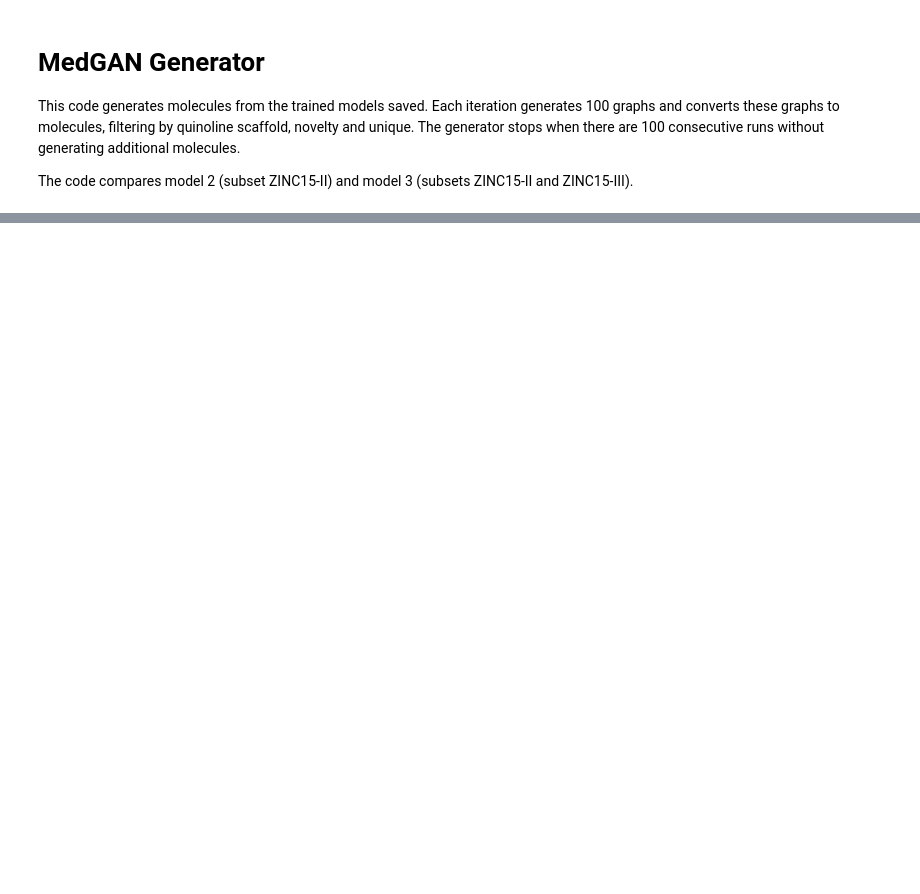
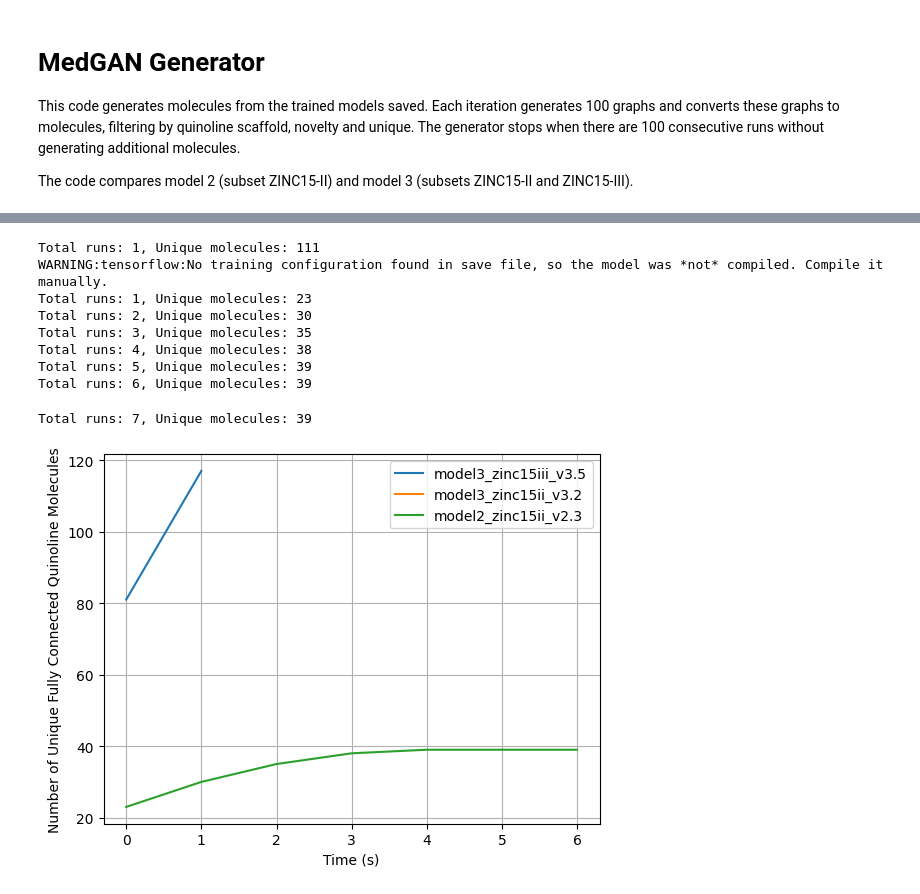
Before and after one commit to bmacedo111/MedGAN, a Jupyter notebook: training_models/MedGAN_generator.ipynb, the cells around one changed output, grey strips where cells are left out. Saved outputs shown, nothing was run; the diff lists cells and outputs as text; code cells hidden in the pictures; blank space fills up the shorter version.

```diff
--- a/training_models/MedGAN_generator.ipynb
+++ b/training_models/MedGAN_generator.ipynb
@@ -330,7 +385,57 @@ lg = RDLogger.logger()
 lg.setLevel(RDLogger.CRITICAL)
 
 # Function for converting graphs into molecules
-def graph_to_molecule(graph):
+def graph_to_molecule_ii(graph):
+    # Unpack graph
+    adjacency, features = graph
+
+    # RWMol is a molecule object intended to be edited
+    molecule = Chem.RWMol()
+
+    # Remove "no atoms" & atoms with no bonds
+    keep_idx = np.where(
+        (np.argmax(features, axis=1) != ATOM_DIM - 1)
+        & (np.sum(adjacency[:-1], axis=(0, 1)) != 0)
+    )[0]
+    features = features[keep_idx]
+    adjacency = adjacency[:, keep_idx, :][:, :, keep_idx]
+
+    # Add atoms to molecule
+    for atom_type_idx in np.argmax(features, axis=1):
+        atom = Chem.Atom(atom_mapping[atom_type_idx])
+        _ = molecule.AddAtom(atom)
+
+    # Add bonds between atoms in molecule; based on the upper triangles of the [symmetric] adjacency tensor
+    (bonds_ij, atoms_i, atoms_j) = np.where(np.triu(adjacency) == 1)
+    for (bond_ij, atom_i, atom_j) in zip(bonds_ij, atoms_i, atoms_j):
+        if atom_i == atom_j or bond_ij == BOND_DIM - 1:
+            continue
+        bond_type = bond_mapping[bond_ij]
+        molecule.AddBond(int(atom_i), int(atom_j), bond_type)
+
+    # Sanitize the molecule
+    try:
+        # Attempt to sanitize the molecule
+        flag = Chem.SanitizeMol(molecule, catchErrors=True)
+
+        # Check the flag returned by the sanitization
+        if flag != Chem.SanitizeFlags.SANITIZE_NONE:
+            return None
+
+    except AtomValenceException as e:
+        # If an AtomValenceException error occurred, print the error and return None
+        print(f"AtomValenceException during molecule sanitization: {e}")
+        return None
+
+    except Exception as e:
+        # If any other unexpected error occurred, print the error and return None
+        print(f"Unexpected error during molecule sanitization: {e}")
+        return None
+
+    # If sanitization was successful, return the molecule
+    return molecule
+
+def graph_to_molecule_iii(graph):
     adjacency, features = graph
     molecule = Chem.RWMol()
 
@@ -392,7 +497,7 @@ def graph_to_molecule(graph):
 
     return molecule
 
-def generate_molecule(generator, batch_size):
+def generate_molecule(generator, batch_size, version_end):
     z = tf.random.normal((batch_size, LATENT_DIM))
     graph = generator.predict(z, verbose=0)
     adjacency = tf.argmax(graph[0], axis=1)
@@ -404,8 +509,12 @@ def generate_molecule(generator, batch_size):
 
     for i in range(batch_size):
         try:
-            mol = graph_to_molecule([adjacency[i].numpy(), features[i].numpy()])
-            molecules.append(mol)
+            if version_end > 3:
+                mol = graph_to_molecule_iii([adjacency[i].numpy(), features[i].numpy()])
+                molecules.append(mol)
+            else:
+                mol = graph_to_molecule_ii([adjacency[i].numpy(), features[i].numpy()])
+                molecules.append(mol)
         except Chem.rdchem.AtomValenceException:
             molecules.append(None)
     return molecules
@@ -506,7 +615,7 @@ for selected_model in tqdm(model_folders, desc='Processing models'):
     version_decimal = int((version_number * 10) % 10)
 
     if version_decimal == 0:
-        known_smiles = pd.read_csv('data/quinolines_pubchem.csv')   # code to use optimization phase models
+        known_smiles = pd.read_csv('../data/quinolines_pubchem.csv')   # code to use optimization phase models
     elif version_decimal in [1, 2, 3]:
         #known_smiles = pd.read_csv('data/quinolines_zinc15.csv')   # code to use full zinc15 dataset in original code
         known_smiles = pd.read_csv('../data/non_duplicate_filtered_quinolines_zinc15_50atoms.csv')
@@ -570,8 +679,9 @@ for selected_model in tqdm(model_folders, desc='Processing models'):
     prev_unique_mol_count = 0
 
     while True:
+
         # Generate molecules
-        generated_molecules = generate_molecule(generator, batch_size=1000)
+        generated_molecules = generate_molecule(generator, batch_size=1000, version_end=version_end)
 
         # Filter the molecules
         valid_molecules = [m for m in generated_molecules if m is not None and m.GetNumAtoms() > 0 and is_fully_connected(m) and is_quinoline(m)]
@@ -616,7 +726,7 @@ for selected_model in tqdm(model_folders, desc='Processing models'):
         if int(elapsed_time) > len(capacity_data[selected_model]):
             capacity_data[selected_model].append(len(unique_mols))
 
-        # Check if 100 consecutive runs have been done without new molecules or if 10k molecules have been generated.
+        # Check if 100 consecutive runs have been done without new molecules or if 10 000 molecules have been generated for testing code
         if no_new_mol_counter >= 100 or len(unique_mols) >= 10_000:
             break
 
@@ -642,3 +752,4 @@ plt.legend()
 plt.grid(True)
 plt.savefig('output_capacity.png')
 plt.show()
+# %% [output]
@@ -644,0 +773,10 @@ plt.show()
+Total runs: 1, Unique molecules: 111
+WARNING:tensorflow:No training configuration found in save file, so the model was *not* compiled. Compile it manually.
+Total runs: 1, Unique molecules: 23
+Total runs: 2, Unique molecules: 30
+Total runs: 3, Unique molecules: 35
+Total runs: 4, Unique molecules: 38
+Total runs: 5, Unique molecules: 39
+Total runs: 6, Unique molecules: 39
+Total runs: 7, Unique molecules: 39
+[figure, added]
```
Also changed, not shown: parts of 2 cells of this notebook, 1 other file.
